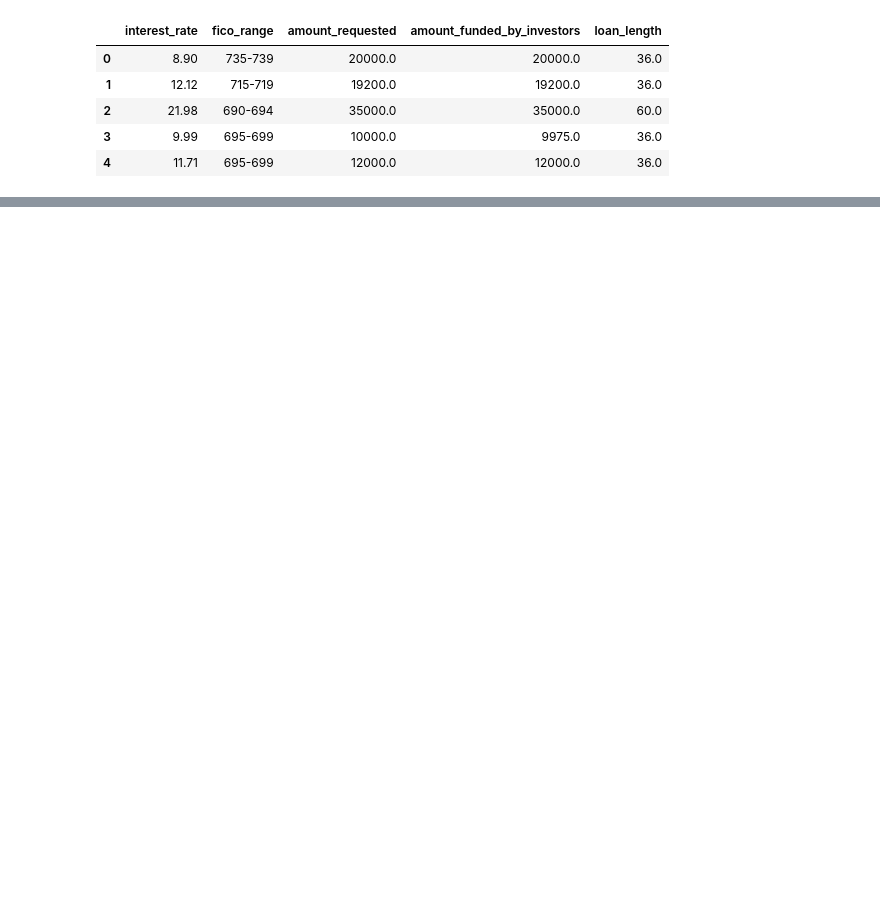
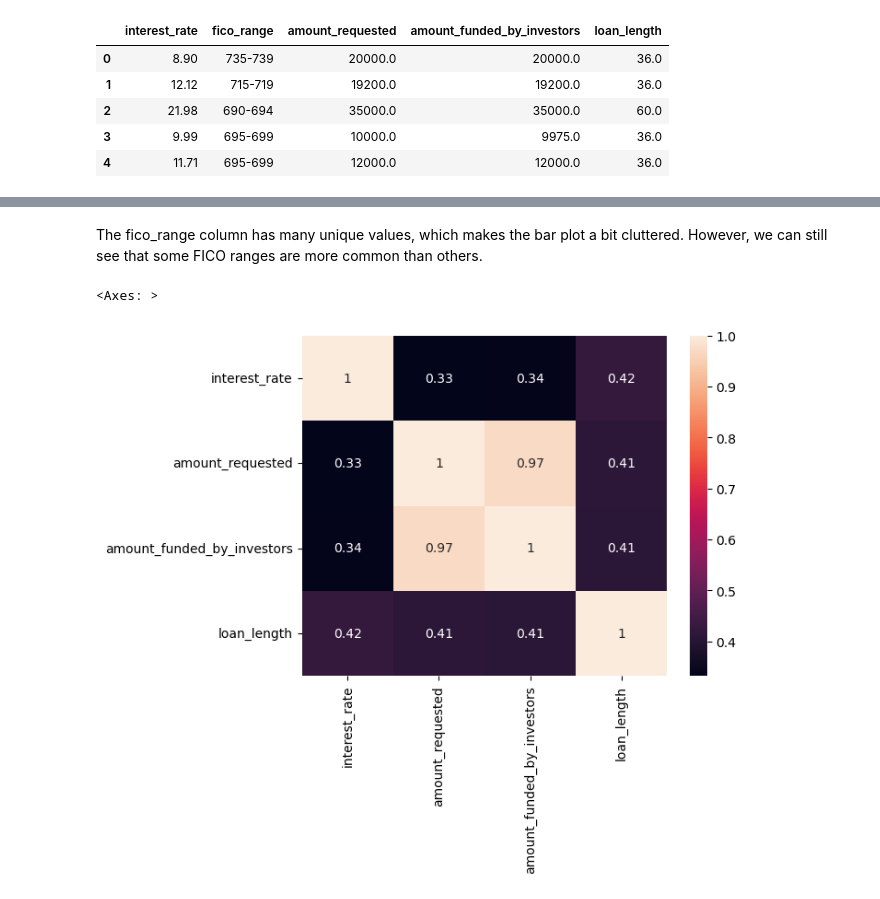
Before and after one commit to DocYoungblood/linear_regression_case_study, a Jupyter notebook: YB_EDA.ipynb, the cells around one changed output, grey strips where cells are left out. Cells and saved outputs as stored; diff of their text form; code cells hidden in the pictures; blank space fills up the shorter version.

```diff
--- a/YB_EDA.ipynb
+++ b/YB_EDA.ipynb
@@ -27,0 +68,8 @@ banking.head()
+# %% [markdown]
+The fico_range column has many unique values, which makes the bar plot a bit cluttered. However, we can still see that some FICO ranges are more common than others.
+# %%
+corr_matrix = banking.corr()
+sns.heatmap(corr_matrix, annot=True)
+# %% [output]
+<Axes: >
+[figure, added]
```
Also changed, not shown: parts of 9 cells of this notebook.
